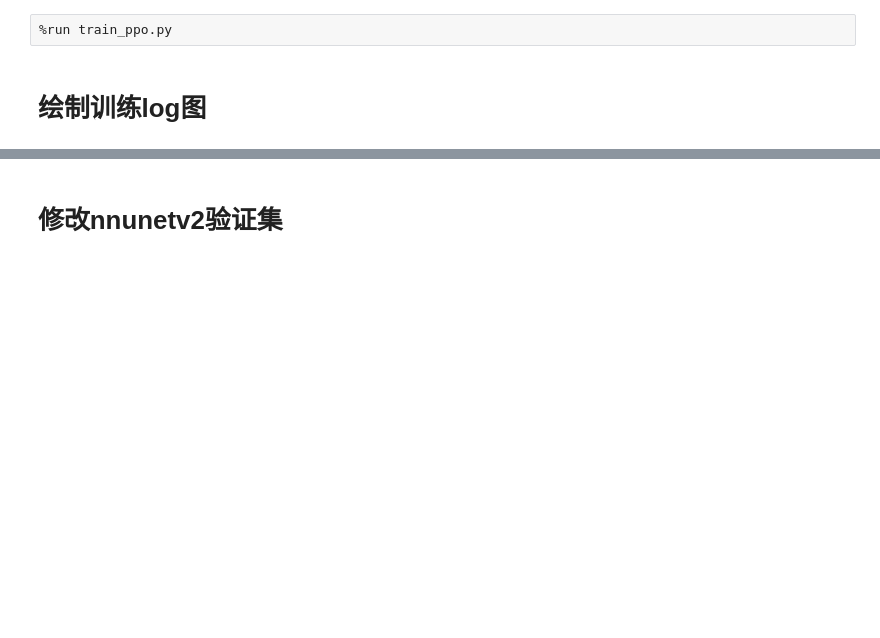
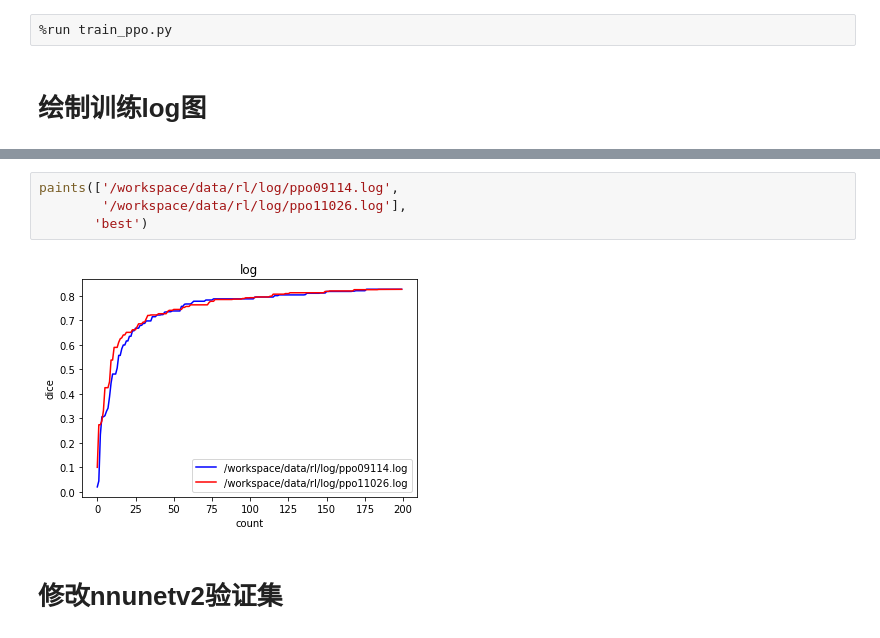
Before and after one commit to yhlujz/rl, a Jupyter notebook: rl.ipynb, the cells around one changed output, grey strips where cells are left out. Saved outputs shown, nothing was run; the diff lists cells and outputs as text; blank space fills up the shorter version.

```diff
--- a/rl.ipynb
+++ b/rl.ipynb
@@ -809,3 +795,9 @@ paint('/workspace/data/rl/log/ppo_step11095.log')
+# %%
+paints(['/workspace/data/rl/log/ppo09114.log',
+        '/workspace/data/rl/log/ppo11026.log'],
+       'best')
+# %% [output]
+[figure, added]
 # %% [markdown]
 # 修改nnunetv2验证集
 # %%
```
Also changed, not shown: parts of 9 cells of this notebook, 2 other files.
